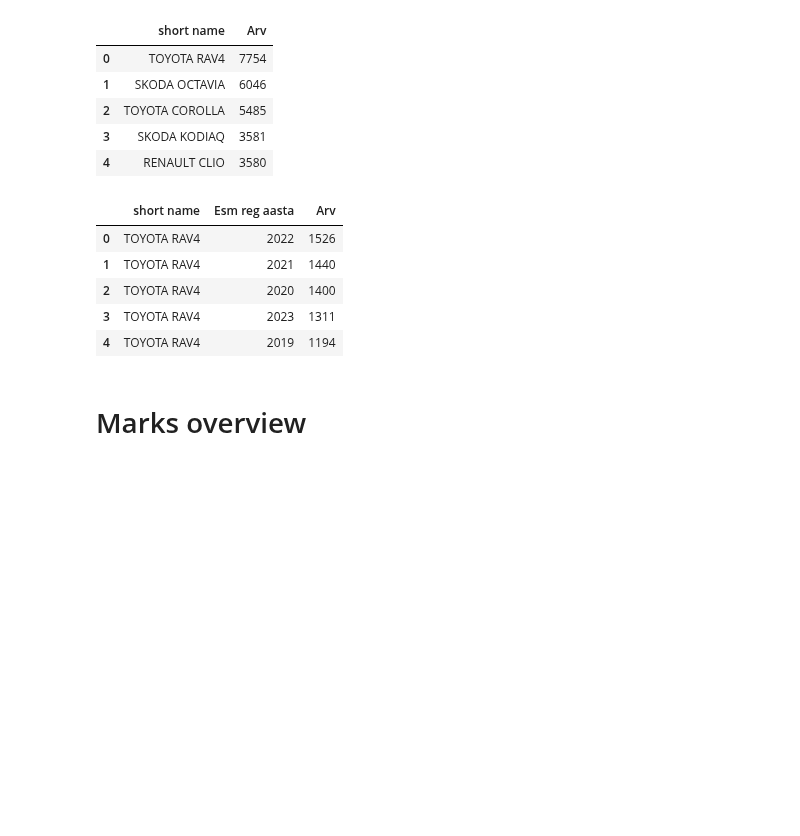
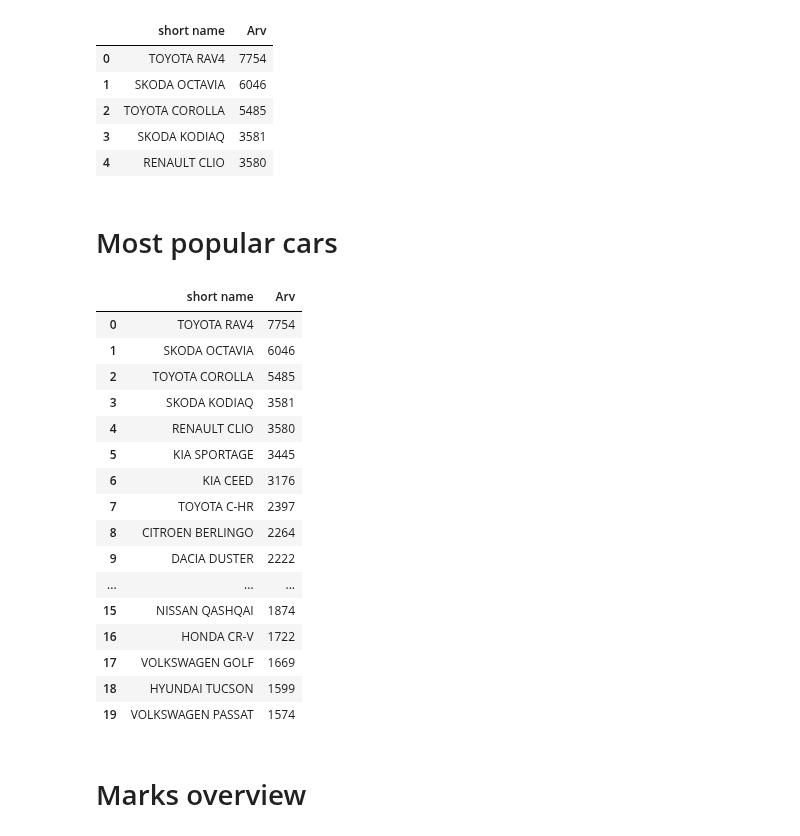
Before and after one commit to kirillstrelkov/playground, a Jupyter notebook: auto/mnt/eesti_history.ipynb, the cells around one changed output. Cells and saved outputs as stored; diff of their text form; code cells hidden in the pictures; blank space fills up the shorter version.

```diff
--- a/auto/mnt/eesti_history.ipynb
+++ b/auto/mnt/eesti_history.ipynb
@@ -64,20 +64,33 @@ df_models.head()
 | 2 | TOYOTA COROLLA | 5485 |
 | 3 | SKODA KODIAQ | 3581 |
 | 4 | RENAULT CLIO | 3580 |
+# %% [markdown]
+# Most popular cars
 # %%
 df_models_year =  df_o.groupby(
-        [COLUMN_SHORT_NAME, COLUMN_REG_DATE],
+        [COLUMN_SHORT_NAME],
         as_index=False
     )['Arv'].sum().sort_values('Arv', ascending=False).reset_index(drop=True)
 
-df_models_year.head()
+df_models_year.head(20)
 # %% [output]
-|  | short name | Esm reg aasta | Arv |
-| 0 | TOYOTA RAV4 | 2022 | 1526 |
-| 1 | TOYOTA RAV4 | 2021 | 1440 |
-| 2 | TOYOTA RAV4 | 2020 | 1400 |
-| 3 | TOYOTA RAV4 | 2023 | 1311 |
-| 4 | TOYOTA RAV4 | 2019 | 1194 |
+|  | short name | Arv |
+| 0 | TOYOTA RAV4 | 7754 |
+| 1 | SKODA OCTAVIA | 6046 |
+| 2 | TOYOTA COROLLA | 5485 |
+| 3 | SKODA KODIAQ | 3581 |
+| 4 | RENAULT CLIO | 3580 |
+| 5 | KIA SPORTAGE | 3445 |
+| 6 | KIA CEED | 3176 |
+| 7 | TOYOTA C-HR | 2397 |
+| 8 | CITROEN BERLINGO | 2264 |
+| 9 | DACIA DUSTER | 2222 |
+| ... | ... | ... |
+| 15 | NISSAN QASHQAI | 1874 |
+| 16 | HONDA CR-V | 1722 |
+| 17 | VOLKSWAGEN GOLF | 1669 |
+| 18 | HYUNDAI TUCSON | 1599 |
+| 19 | VOLKSWAGEN PASSAT | 1574 |
 # %% [markdown]
 # Marks overview
 # %%
```
Also changed, not shown: parts of 1 cell of this notebook.
